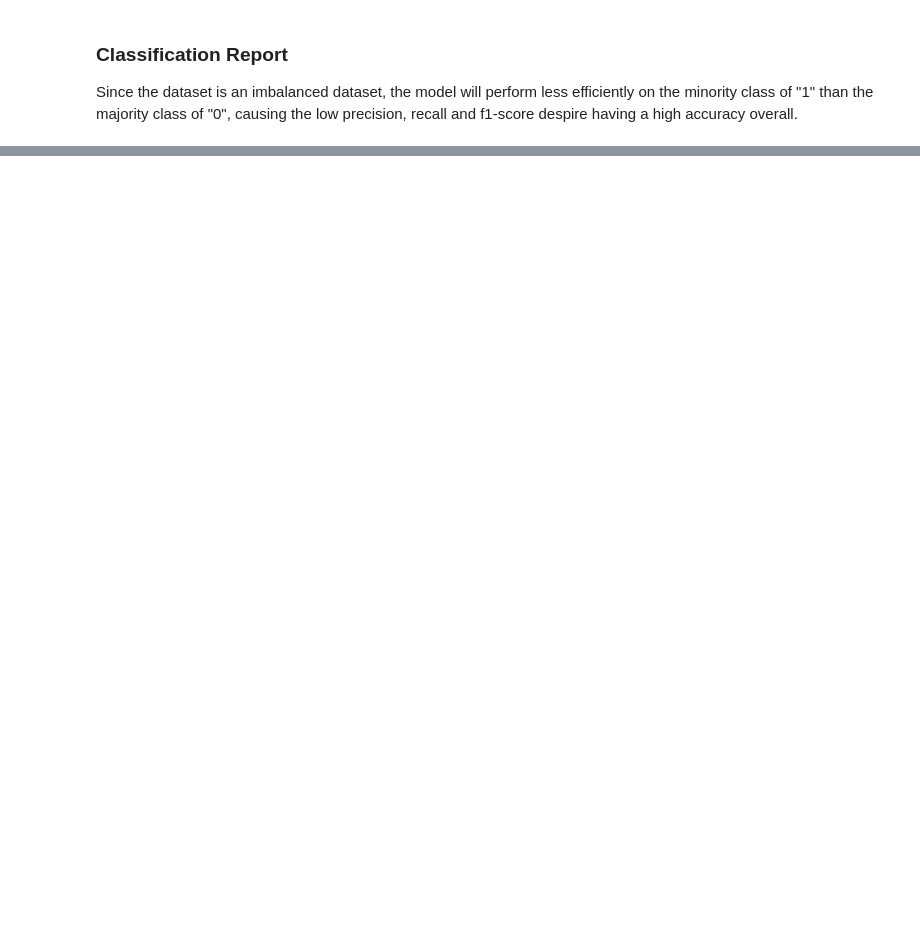
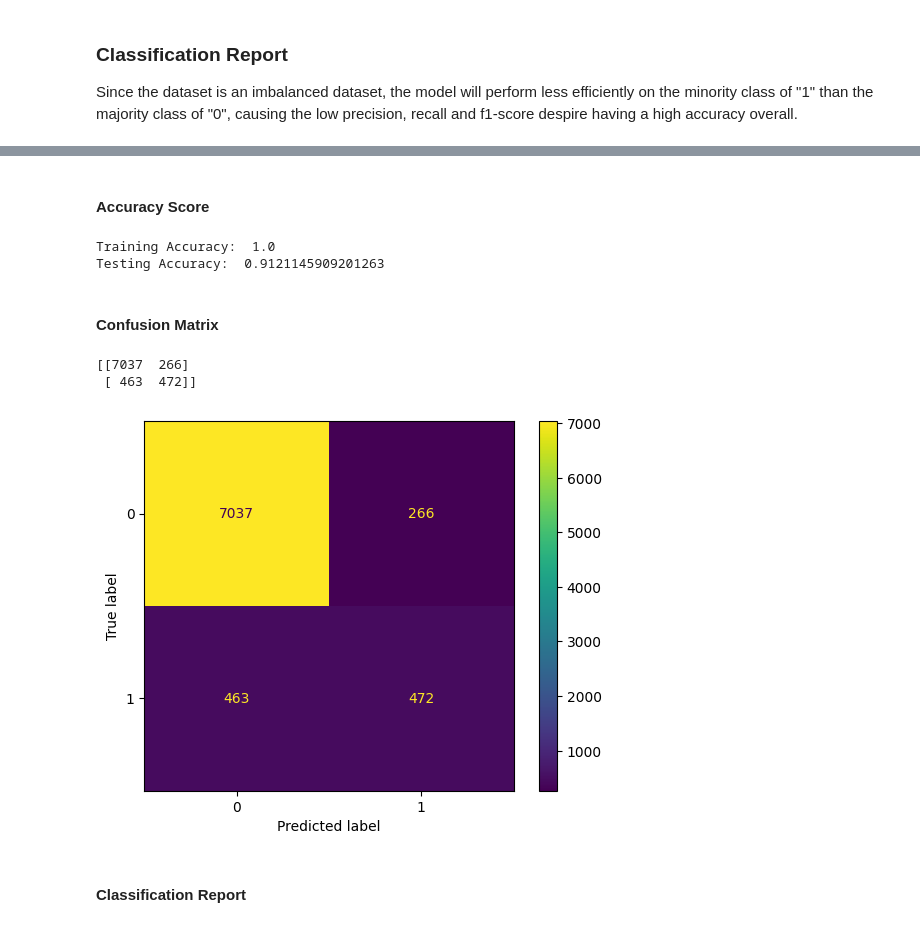
Before and after one commit to dataemperor/Bank-Marketing-Classification, a Jupyter notebook: decision_tree.ipynb, the cells around one changed output, grey strips where cells are left out. Cells and saved outputs as stored; diff of their text form; code cells hidden in the pictures; blank space fills up the shorter version.

Commit message:
Class Weights

```diff
--- a/decision_tree.ipynb
+++ b/decision_tree.ipynb
@@ -107,0 +120,24 @@ weighted avg       0.91      0.91      0.91      8238
+# %% [markdown]
+#### Accuracy Score
+# %%
+weighted_model_accuracy_score_training = accuracy_score(y_train, weighted_training_predictions)
+weighted_model_accuracy_score_testing = accuracy_score(y_test, weighted_testing_predictions)
+print("Training Accuracy: ", weighted_model_accuracy_score_training)
+print("Testing Accuracy: ", weighted_model_accuracy_score_testing)
+# %% [output]
+Training Accuracy:  1.0
+Testing Accuracy:  0.9121145909201263
+# %% [markdown]
+#### Confusion Matrix
+# %%
+weighted_model_confusion_matrix = confusion_matrix(y_test, testing_predictions)
+print(weighted_model_confusion_matrix)
+weighted_confusion_matrix_display = metrics.ConfusionMatrixDisplay(confusion_matrix=weighted_model_confusion_matrix)
+weighted_confusion_matrix_display.plot()
+plt.show()
+# %% [output]
+[[7037  266]
+ [ 463  472]]
+[figure, added]
+# %% [markdown]
+#### Classification Report
```
Also changed, not shown: parts of 7 cells of this notebook.
